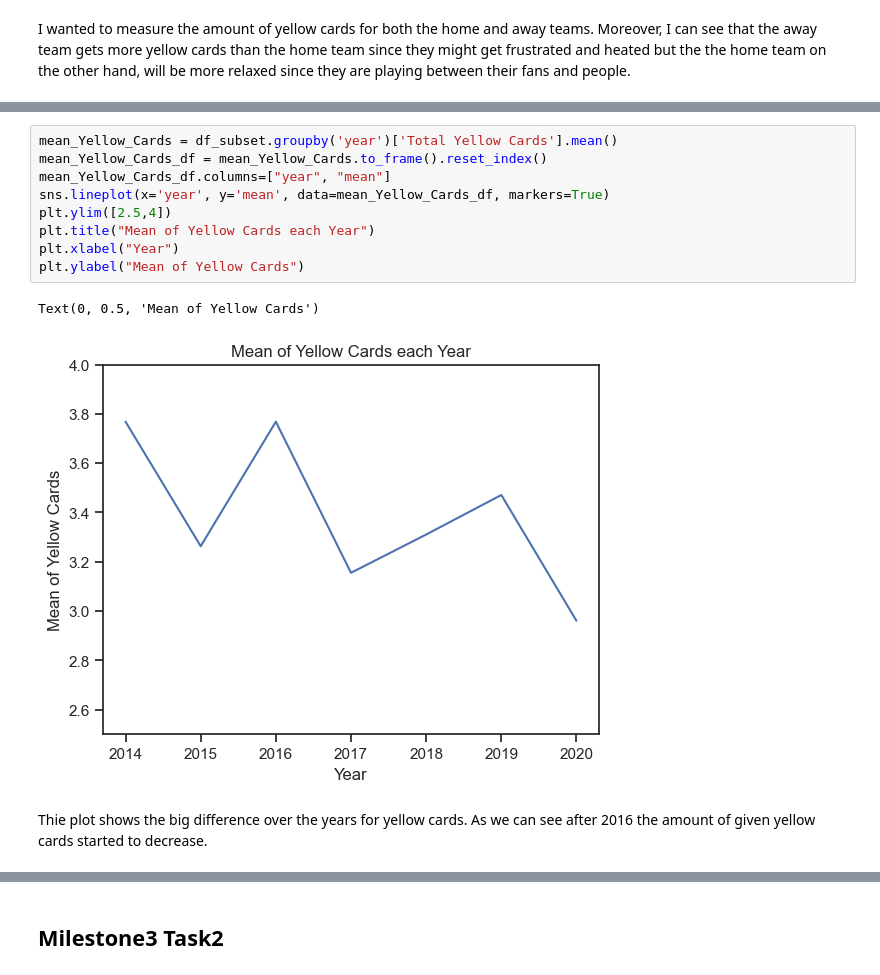
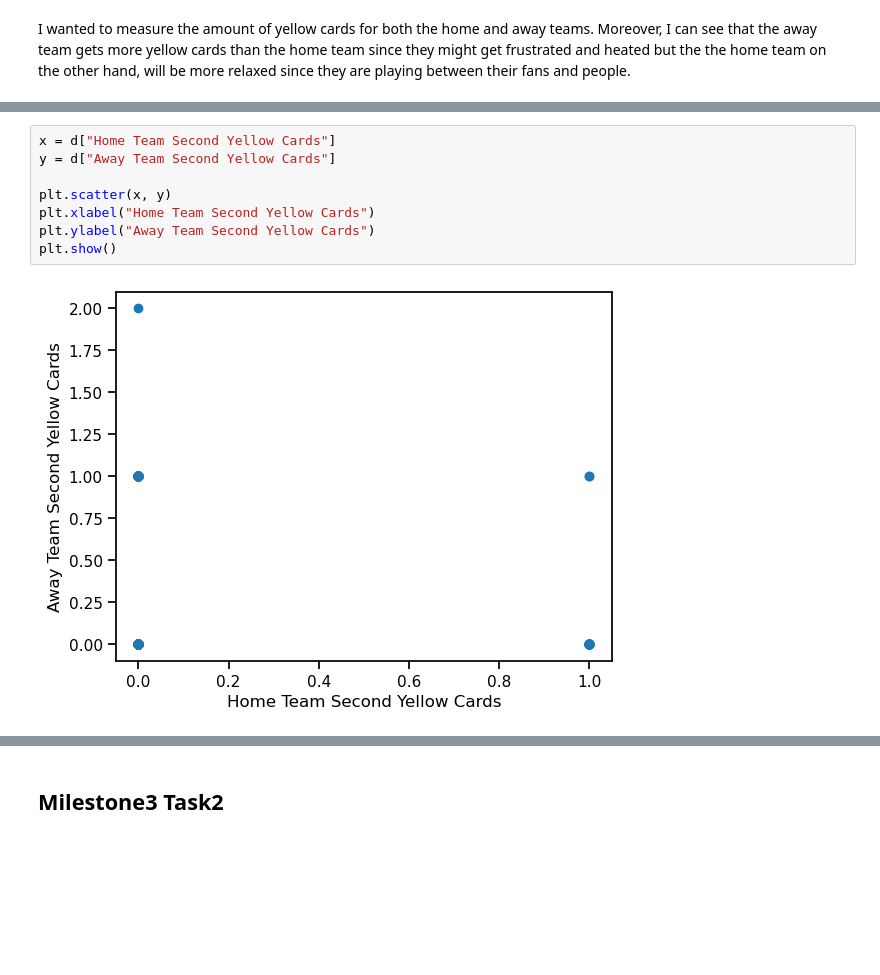
Before and after one commit to ubco-W2022T2-data301/Group14, a Jupyter notebook: analysis/analysis1.ipynb, the cells around one changed output, grey strips where cells are left out. Saved outputs shown, nothing was run; the diff lists cells and outputs as text; blank space fills up the shorter version.

```diff
--- a/analysis/analysis1.ipynb
+++ b/analysis/analysis1.ipynb
@@ -90,14 +102,10 @@ Text(0.5, 1.0, 'Relationship between Home and Away team Red cards')
-# %%
-mean_Yellow_Cards = df_subset.groupby('year')['Total Yellow Cards'].mean()
-mean_Yellow_Cards_df = mean_Yellow_Cards.to_frame().reset_index()
-mean_Yellow_Cards_df.columns=["year", "mean"]
-sns.lineplot(x='year', y='mean', data=mean_Yellow_Cards_df, markers=True)
-plt.ylim([2.5,4])
-plt.title("Mean of Yellow Cards each Year")
-plt.xlabel("Year")
-plt.ylabel("Mean of Yellow Cards")
-# %% [output]
-Text(0, 0.5, 'Mean of Yellow Cards')
-[figure, removed]
-# %% [markdown]
-Thie plot shows the big difference over the years for yellow cards. As we can see after 2016 the amount of given yellow cards started to decrease.
+# %%
+x = d["Home Team Second Yellow Cards"]
+y = d["Away Team Second Yellow Cards"]
+
+plt.scatter(x, y)
+plt.xlabel("Home Team Second Yellow Cards")
+plt.ylabel("Away Team Second Yellow Cards")
+plt.show()
+# %% [output]
+[figure, added]
```
Also changed, not shown: parts of 7 cells of this notebook.
